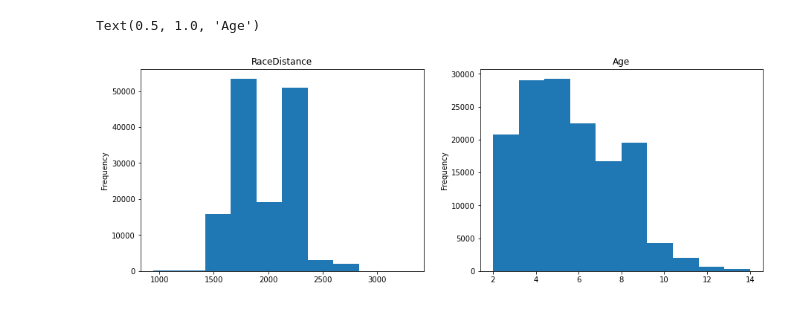
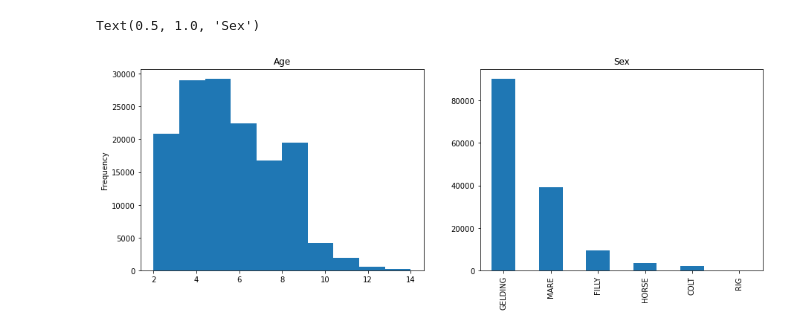
Before and after one commit to hassan-kamran/racing_bet_predictions, a Jupyter notebook: betting_model.ipynb, the cells around one changed output. Cells and saved outputs as stored; diff of their text form; code cells hidden in the pictures.

Commit message:
added_graphic

```diff
--- a/betting_model.ipynb
+++ b/betting_model.ipynb
@@ -43,16 +44,16 @@ def convert_time_ms(df,time_cols):
 # %%
 horses = pd.read_csv('./data/horses2.csv')
 # %%
-horses = horses.drop(['RaceNumber','RaceName','RaceTitle','Place','HorseName','Trainer', 'Driver', 'Venue', 'DayCalender', 'HorseID',  'Placer','Colour', 'Sire', 'NumberTrainer', 'tracknamelaststart', 'TrainerLastStart',	'DriverLastStart',	'StewardsFull', 'racetime', 'Timelastrace',  'Tracklaststart','StewardsComments', 'Prizemoney' ], axis=1)
+horses = horses.drop(['RaceNumber','RaceName','RaceTitle','Place','HorseName','Trainer', 'Driver', 'Venue', 'DayCalender', 'HorseID',  'Placer','Colour', 'Sire', 'NumberTrainer', 'tracknamelaststart', 'TrainerLastStart','DriverLastStart','StewardsFull', 'racetime', 'Timelastrace',  'Tracklaststart','StewardsComments', 'Prizemoney','Firststarter','DistanceLastStart','Dayssincelast','Handicap', 'RaceDistance','RowLastStart','SameDistance','Standlaststart', 'Triallaststart', 'broken', 'countofdeath','downindistance', 'eveningrace', 'eveningracelaststart', 'morningrace','morningracelaststart', 'totalprize', 'upindistance' ], axis=1)
 # %%
 fig, ax = plt.subplots(1,2,figsize=(15,5))
-horses['RaceDistance'].plot.hist(ax=ax[0], bins=10)
-ax[0].set_title('RaceDistance')
-horses['Age'].plot.hist(ax=ax[1], bins=10)
-ax[1].set_title('Age')
+horses['Age'].plot.hist(ax=ax[0], bins=10)
+ax[0].set_title('Age')
+horses['Sex'].value_counts().plot.bar(ax=ax[1])
+ax[1].set_title('Sex')
 # %% [output]
-Text(0.5, 1.0, 'Age')
+Text(0.5, 1.0, 'Sex')
-[figure, old version]
+[figure, new version]
 # %%
 drop_sparse(horses, 10)
 convert_time_ms(horses, ['BestWinningMile'])
```
Also changed, not shown: parts of 9 cells of this notebook.
